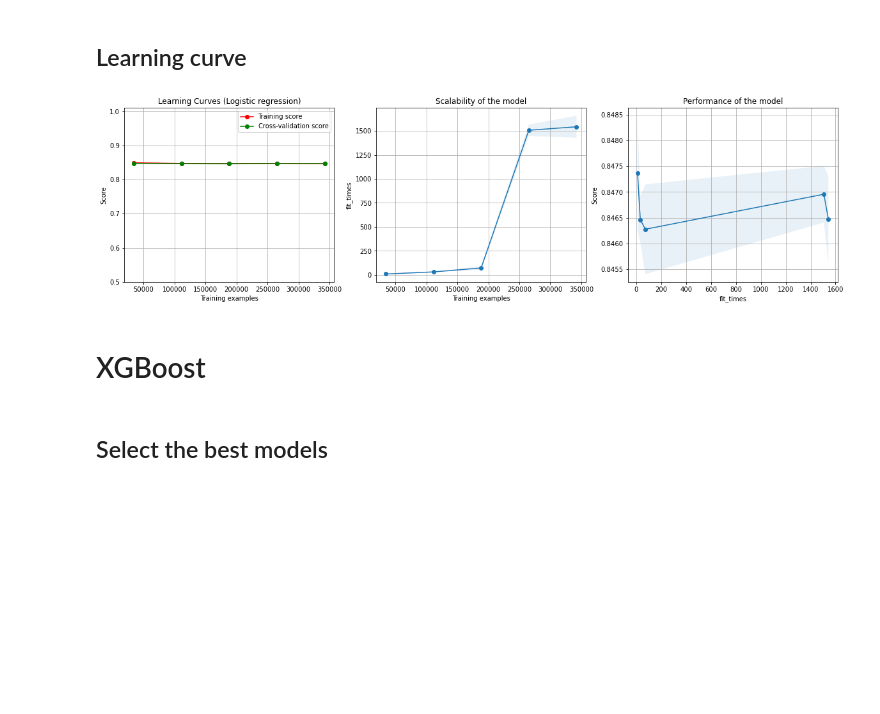
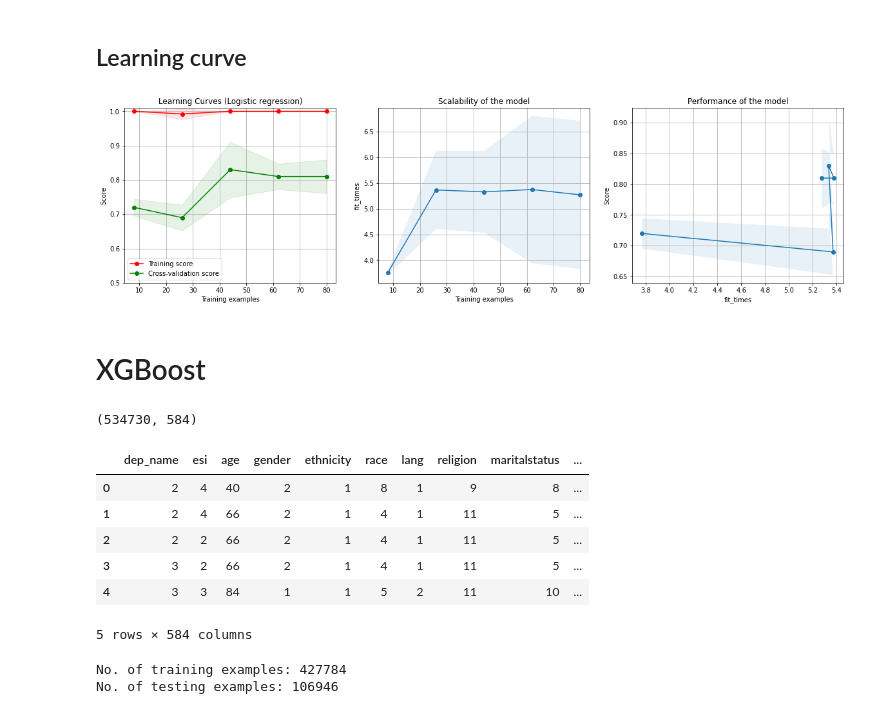
Before and after one commit to yuxuanwu17/02718-Emergency-department-ED-ML-Prediction, a Jupyter notebook: preprocessing/data_preprocessing.ipynb, the cells around one changed output. Cells and saved outputs as stored; diff of their text form; code cells hidden in the pictures; blank space fills up the shorter version.

Commit message:
1. already to build up the basic structure of XGboost 2. validate the efficacy in the previous results visualization method

```diff
--- a/preprocessing/data_preprocessing.ipynb
+++ b/preprocessing/data_preprocessing.ipynb
@@ -285,15 +235,15 @@ def plot_learning_curve(estimator, title, X, y, axes=None, ylim=None, cv=None,
 # %%
 health_data = df.copy()
 
 title = "Learning Curves (Logistic regression)"
 
 
 ## 会巨慢无比，千万别跑
-# plot_learning_curve(clf, title, X_train, y_train, ylim=(0.5, 1.01),
+plot_learning_curve(clf, title, X_train, y_train, ylim=(0.5, 1.01),
                      n_jobs=10)
 
-# plt.show()
+plt.show()
 # %% [output]
-[figure, old version]
+[figure, new version]
 # %% [markdown]
 # XGBoost
@@ -314,2 +250,31 @@ title = "Learning Curves (Logistic regression)"
-# %% [markdown]
-## Select the best models
+# %%
+import pandas as pd
+import numpy as np
+import time
+
+
+np.random.seed(33)
+# df = pd.read_csv("../data/featureSelectedAllDataWithY.csv")
+df = pd.read_csv("../data/Cleaned_dat_encoded.csv")
+print(df.shape)
+df.head()
+# %% [output]
+(534730, 584)
+|  | dep_name | esi | age | gender | ethnicity | race | lang | religion | maritalstatus | ... |
+| 0 | 2 | 4 | 40 | 2 | 1 | 8 | 1 | 9 | 8 | ... |
+| 1 | 2 | 4 | 66 | 2 | 1 | 4 | 1 | 11 | 5 | ... |
+| 2 | 2 | 2 | 66 | 2 | 1 | 4 | 1 | 11 | 5 | ... |
+| 3 | 3 | 2 | 66 | 2 | 1 | 4 | 1 | 11 | 5 | ... |
+| 4 | 3 | 3 | 84 | 1 | 1 | 5 | 2 | 11 | 10 | ... |
+5 rows × 584 columns
+# %%
+## Split the data into training and testing data
+from sklearn.model_selection import train_test_split
+
+training_data, testing_data = train_test_split(df, test_size=0.2, random_state=25)
+
+print(f"No. of training examples: {training_data.shape[0]}")
+print(f"No. of testing examples: {testing_data.shape[0]}")
+# %% [output]
+No. of training examples: 427784
+No. of testing examples: 106946
```
Also changed, not shown: parts of 15 cells of this notebook, 1 other file.
